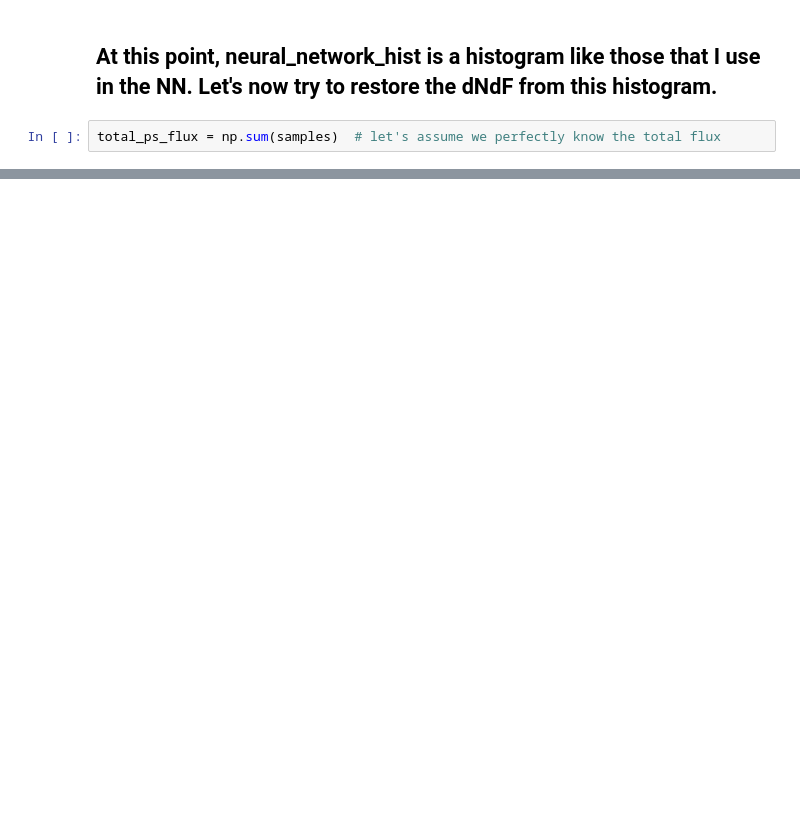
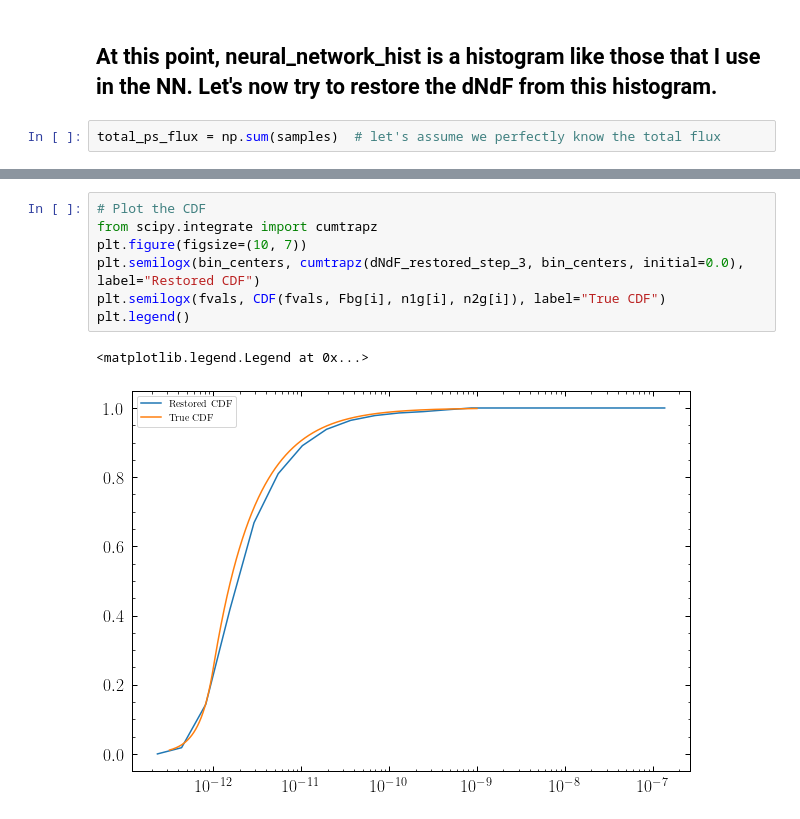
Before and after one commit to FloList/GCE_NN, a Jupyter notebook: examples/Code_comparison/test_dNdF_binning.ipynb, the cells around one changed output, grey strips where cells are left out. Drawn from its saved outputs; the diff is of its cells as text; blank space fills up the shorter version.

Commit message:
use cumtrapz

```diff
--- a/examples/Code_comparison/test_dNdF_binning.ipynb
+++ b/examples/Code_comparison/test_dNdF_binning.ipynb
@@ -154,0 +155,10 @@ plt.legend()
+# %%
+# Plot the CDF
+from scipy.integrate import cumtrapz
+plt.figure(figsize=(10, 7))
+plt.semilogx(bin_centers, cumtrapz(dNdF_restored_step_3, bin_centers, initial=0.0), label="Restored CDF")
+plt.semilogx(fvals, CDF(fvals, Fbg[i], n1g[i], n2g[i]), label="True CDF")
+plt.legend()
+# %% [output]
+<matplotlib.legend.Legend at 0x...>
+[figure, added]
```
Also changed, not shown: parts of 5 cells of this notebook.
